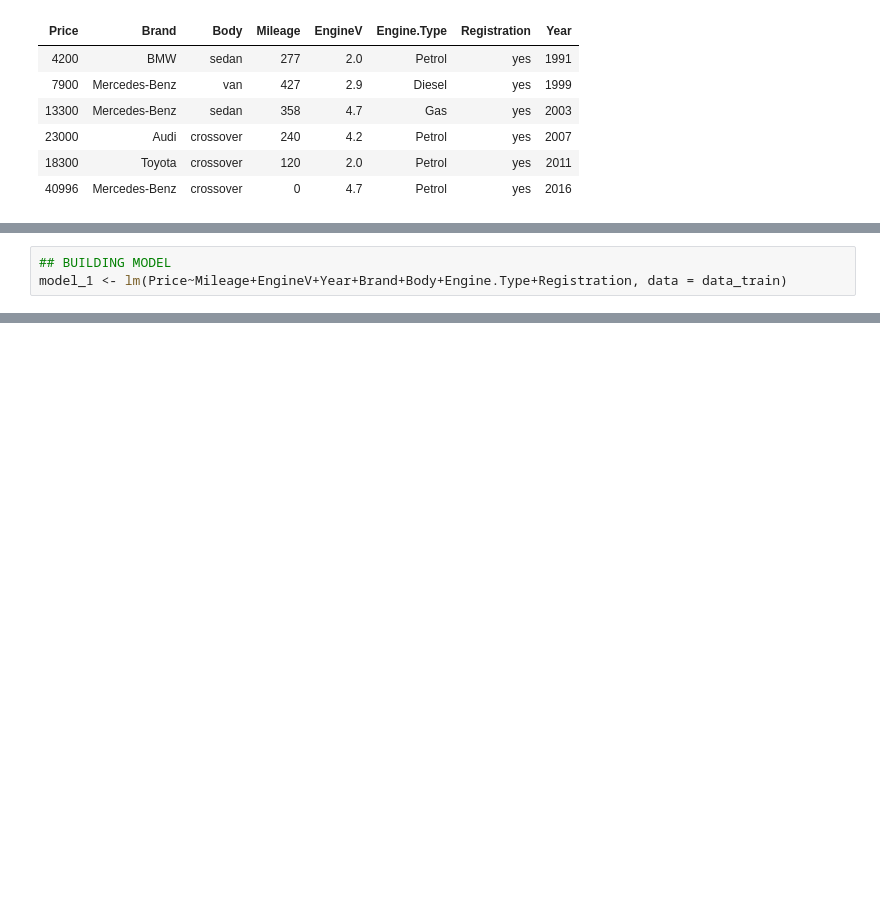
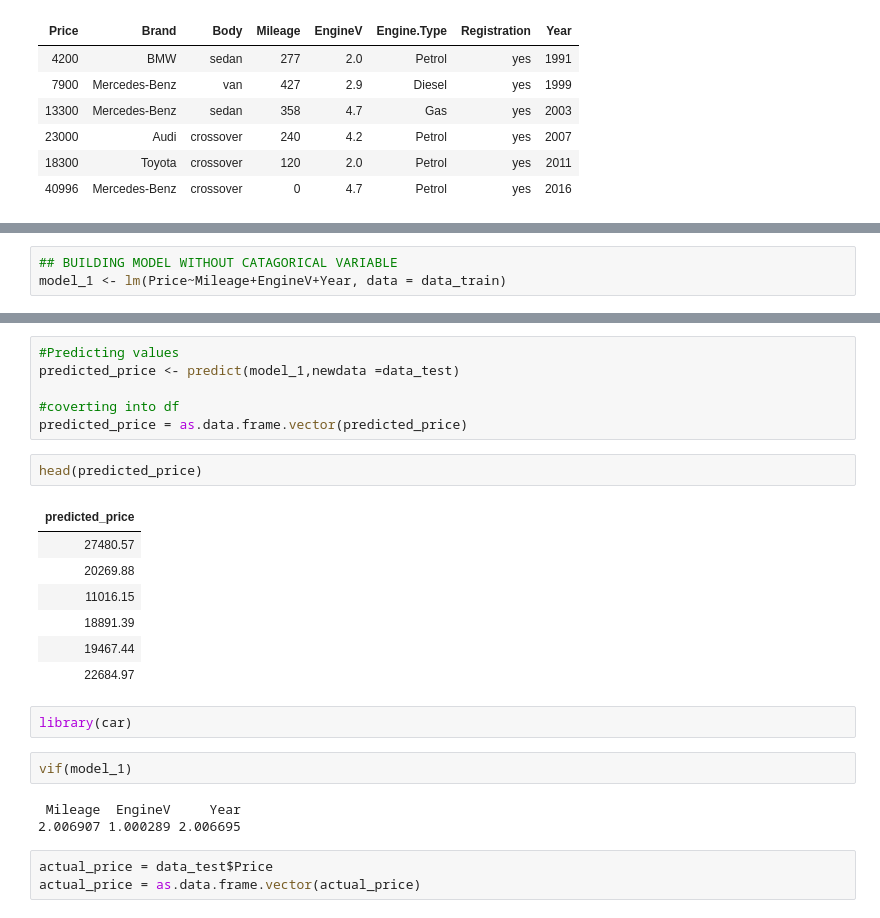
Before and after one commit to nithinivi/DataScienceInR, a Jupyter notebook: lesson-04/Linear Regression.ipynb, the cells around one changed output, grey strips where cells are left out. Drawn from its saved outputs; the diff is of its cells as text; blank space fills up the shorter version.

```diff
--- a/lesson-04/Linear Regression.ipynb
+++ b/lesson-04/Linear Regression.ipynb
@@ -123,6 +104,6 @@ head(data)
 # %%
-## BUILDING MODEL
-model_1 <- lm(Price~Mileage+EngineV+Year+Brand+Body+Engine.Type+Registration, data = data_train)
+## BUILDING MODEL WITHOUT CATAGORICAL VARIABLE
+model_1 <- lm(Price~Mileage+EngineV+Year, data = data_train)
 # %%
 ## SUMMARY OF MODEL
 summary(model_1)
@@ -146,0 +139,26 @@ F-statistic: 602.6 on 18 and 2981 DF,  p-value: < 2.2e-16
+# %%
+#Predicting values
+predicted_price <- predict(model_1,newdata =data_test)
+
+#coverting into df
+predicted_price = as.data.frame.vector(predicted_price)
+# %%
+head(predicted_price)
+# %% [output]
+| predicted_price |
+| 27480.57 |
+| 20269.88 |
+| 11016.15 |
+| 18891.39 |
+| 19467.44 |
+| 22684.97 |
+# %%
+library(car)
+# %%
+vif(model_1)
+# %% [output]
+ Mileage  EngineV     Year
+2.006907 1.000289 2.006695
+# %%
+actual_price = data_test$Price
+actual_price = as.data.frame.vector(actual_price)
```
Also changed, not shown: parts of 25 cells of this notebook.
